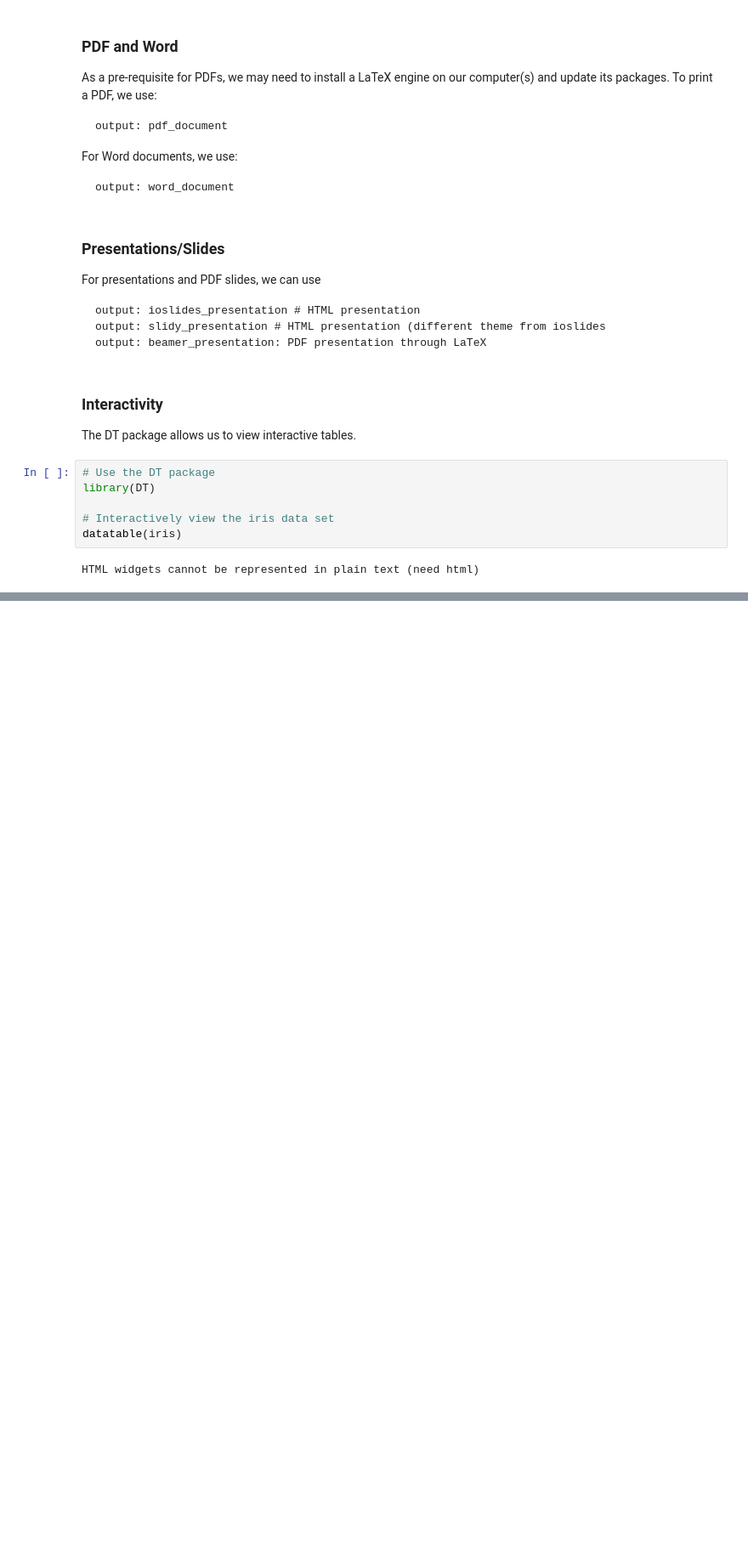
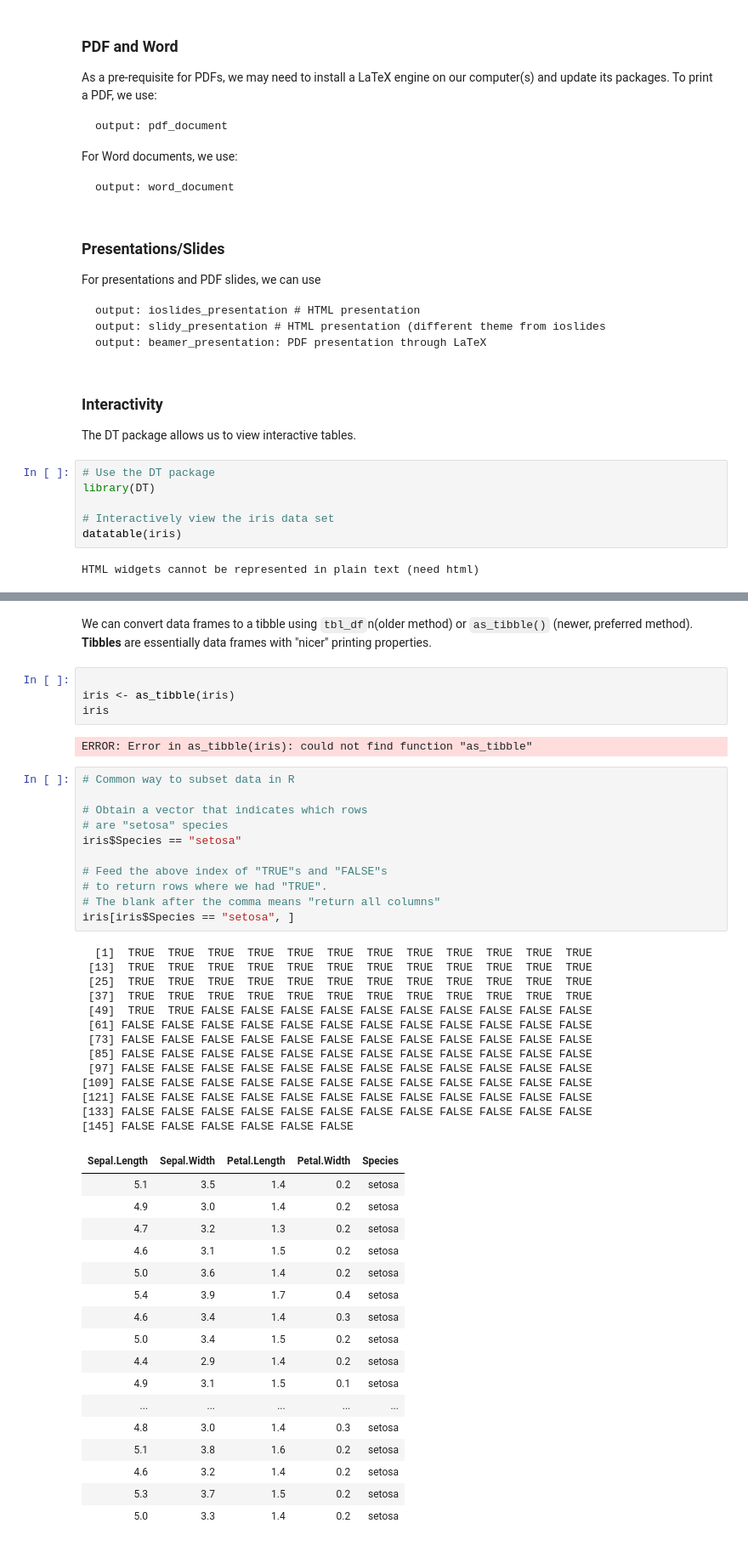
Before and after one commit to scimaksim/NCSU_graduate, a Jupyter notebook: ST588/Module 1 - Data Science & R.ipynb, the cells around one changed output, grey strips where cells are left out. Shown at 85% size. Cells and saved outputs as stored; diff of their text form; blank space fills up the shorter version.

```diff
--- a/ST588/Module 1 - Data Science & R.ipynb
+++ b/ST588/Module 1 - Data Science & R.ipynb
@@ -745,0 +796,50 @@ HTML widgets cannot be represented in plain text (need html)
+# %% [markdown]
+We can convert data frames to a tibble using `tbl_df`n(older method) or `as_tibble()` (newer, preferred method). **Tibbles** are essentially data frames with "nicer" printing properties.
+# %%
+
+iris <- as_tibble(iris)
+iris
+# %% [output]
+ERROR: Error in as_tibble(iris): could not find function "as_tibble"
+# %%
+# Common way to subset data in R
+
+# Obtain a vector that indicates which rows
+# are "setosa" species
+iris$Species == "setosa"
+
+# Feed the above index of "TRUE"s and "FALSE"s
+# to return rows where we had "TRUE".
+# The blank after the comma means "return all columns"
+iris[iris$Species == "setosa", ]
+# %% [output]
+  [1]  TRUE  TRUE  TRUE  TRUE  TRUE  TRUE  TRUE  TRUE  TRUE  TRUE  TRUE  TRUE
+ [13]  TRUE  TRUE  TRUE  TRUE  TRUE  TRUE  TRUE  TRUE  TRUE  TRUE  TRUE  TRUE
+ [25]  TRUE  TRUE  TRUE  TRUE  TRUE  TRUE  TRUE  TRUE  TRUE  TRUE  TRUE  TRUE
+ [37]  TRUE  TRUE  TRUE  TRUE  TRUE  TRUE  TRUE  TRUE  TRUE  TRUE  TRUE  TRUE
+ [49]  TRUE  TRUE FALSE FALSE FALSE FALSE FALSE FALSE FALSE FALSE FALSE FALSE
+ [61] FALSE FALSE FALSE FALSE FALSE FALSE FALSE FALSE FALSE FALSE FALSE FALSE
+ [73] FALSE FALSE FALSE FALSE FALSE FALSE FALSE FALSE FALSE FALSE FALSE FALSE
+ [85] FALSE FALSE FALSE FALSE FALSE FALSE FALSE FALSE FALSE FALSE FALSE FALSE
+ [97] FALSE FALSE FALSE FALSE FALSE FALSE FALSE FALSE FALSE FALSE FALSE FALSE
+[109] FALSE FALSE FALSE FALSE FALSE FALSE FALSE FALSE FALSE FALSE FALSE FALSE
+[121] FALSE FALSE FALSE FALSE FALSE FALSE FALSE FALSE FALSE FALSE FALSE FALSE
+[133] FALSE FALSE FALSE FALSE FALSE FALSE FALSE FALSE FALSE FALSE FALSE FALSE
+[145] FALSE FALSE FALSE FALSE FALSE FALSE
+| Sepal.Length | Sepal.Width | Petal.Length | Petal.Width | Species |
+| 5.1 | 3.5 | 1.4 | 0.2 | setosa |
+| 4.9 | 3.0 | 1.4 | 0.2 | setosa |
+| 4.7 | 3.2 | 1.3 | 0.2 | setosa |
+| 4.6 | 3.1 | 1.5 | 0.2 | setosa |
+| 5.0 | 3.6 | 1.4 | 0.2 | setosa |
+| 5.4 | 3.9 | 1.7 | 0.4 | setosa |
+| 4.6 | 3.4 | 1.4 | 0.3 | setosa |
+| 5.0 | 3.4 | 1.5 | 0.2 | setosa |
+| 4.4 | 2.9 | 1.4 | 0.2 | setosa |
+| 4.9 | 3.1 | 1.5 | 0.1 | setosa |
+| ... | ... | ... | ... | ... |
+| 4.8 | 3.0 | 1.4 | 0.3 | setosa |
+| 5.1 | 3.8 | 1.6 | 0.2 | setosa |
+| 4.6 | 3.2 | 1.4 | 0.2 | setosa |
+| 5.3 | 3.7 | 1.5 | 0.2 | setosa |
+| 5.0 | 3.3 | 1.4 | 0.2 | setosa |
```
Also changed, not shown: parts of 7 cells of this notebook.
